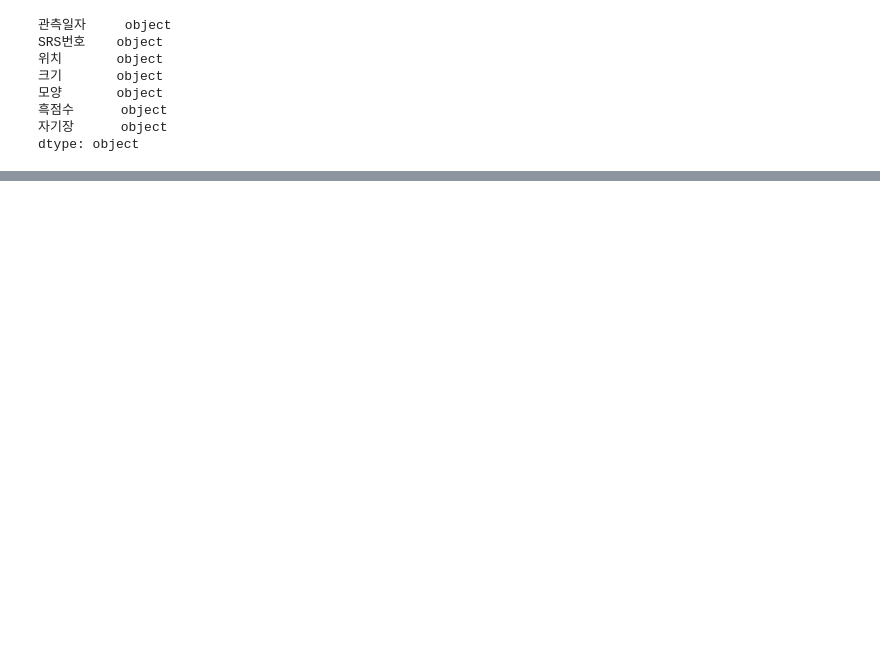
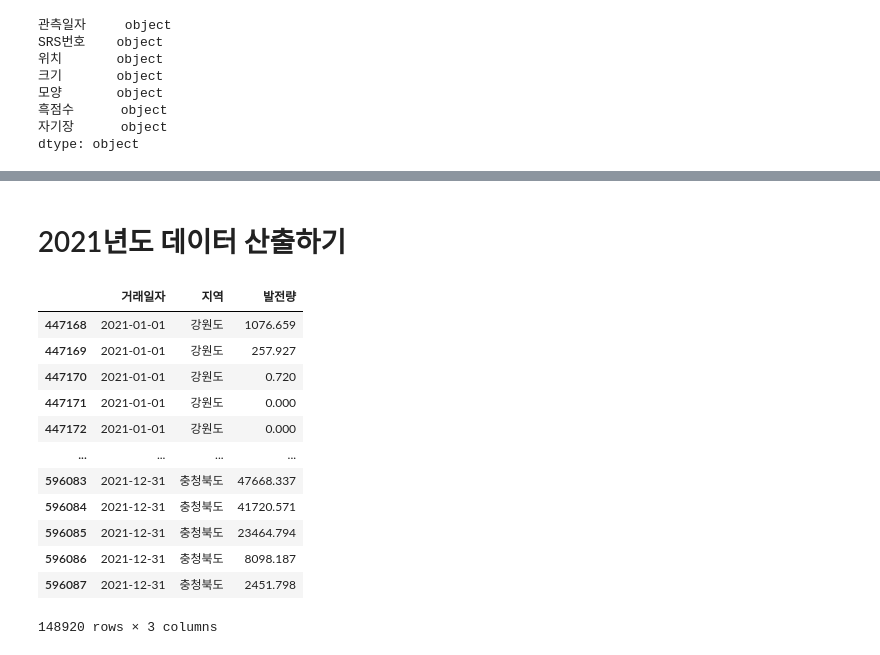
Before and after one commit to MDBluequasar/BigdatamegaIT, a Jupyter notebook: 수업내용/과제물/태양흑점활동.ipynb, the cells around one changed output, grey strips where cells are left out. Saved outputs shown, nothing was run; the diff lists cells and outputs as text; code cells hidden in the pictures; blank space fills up the shorter version.

```diff
--- a/수업내용/과제물/태양흑점활동.ipynb
+++ b/수업내용/과제물/태양흑점활동.ipynb
@@ -192,0 +211,24 @@ plt.close()
+# %% [markdown]
+# 2021년도 데이터 산출하기
+# %%
+# 시작일과 종료일 설정
+
+start_date = '2021-01-01'
+end_date = '2021-12-31'
+# 검색 기간에 따른 데이터 추출
+ssf = sf.query("`거래일자` >= @ start_date and `거래일자` <= @end_date")
+ssf
+# %% [output]
+|  | 거래일자 | 지역 | 발전량 |
+| 447168 | 2021-01-01 | 강원도 | 1076.659 |
+| 447169 | 2021-01-01 | 강원도 | 257.927 |
+| 447170 | 2021-01-01 | 강원도 | 0.720 |
+| 447171 | 2021-01-01 | 강원도 | 0.000 |
+| 447172 | 2021-01-01 | 강원도 | 0.000 |
+| ... | ... | ... | ... |
+| 596083 | 2021-12-31 | 충청북도 | 47668.337 |
+| 596084 | 2021-12-31 | 충청북도 | 41720.571 |
+| 596085 | 2021-12-31 | 충청북도 | 23464.794 |
+| 596086 | 2021-12-31 | 충청북도 | 8098.187 |
+| 596087 | 2021-12-31 | 충청북도 | 2451.798 |
+148920 rows × 3 columns
```
Also changed, not shown: parts of 13 cells of this notebook, 7 other files.
